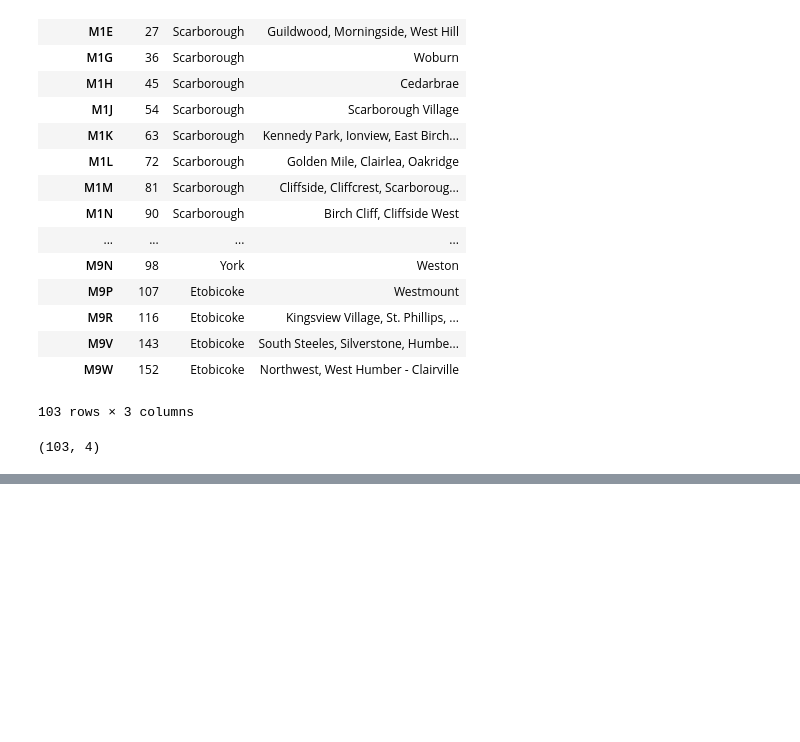
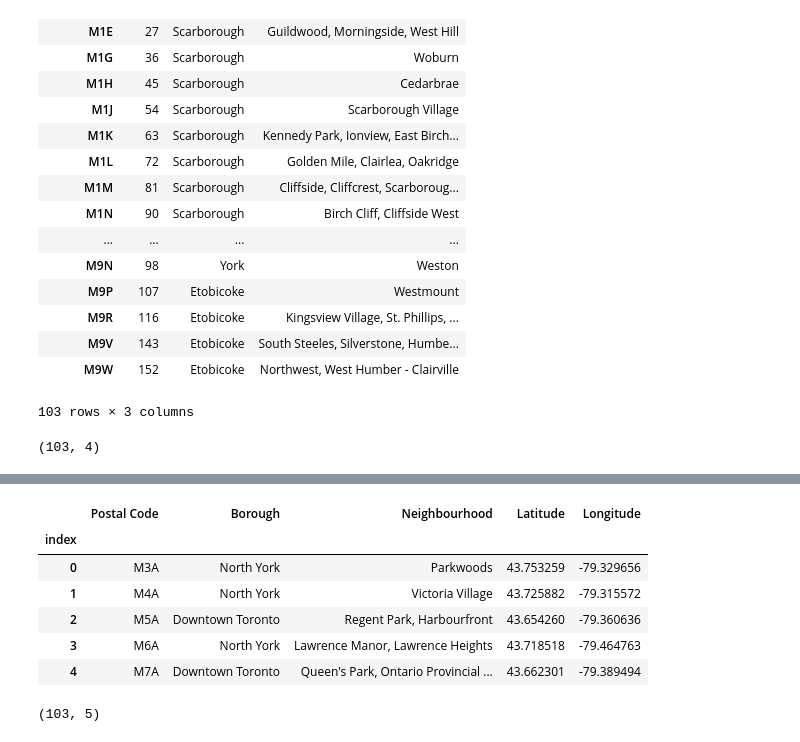
Before and after one commit to v0id13/Coursera_Capstone, a Jupyter notebook: Toronto Neighbourhoods.ipynb, the cells around one changed output, grey strips where cells are left out. Cells and saved outputs as stored; diff of their text form; code cells hidden in the pictures; blank space fills up the shorter version.

```diff
--- a/Toronto Neighbourhoods.ipynb
+++ b/Toronto Neighbourhoods.ipynb
@@ -38,0 +105,17 @@ df.shape
+# %%
+df = df.rename(index = {'level_0' : 'index'})
+df.index.name = 'index'
+# %%
+df.head()
+# %% [output]
+|  | Postal Code | Borough | Neighbourhood | Latitude | Longitude |
+| index |  |  |  |  |  |
+| 0 | M3A | North York | Parkwoods | 43.753259 | -79.329656 |
+| 1 | M4A | North York | Victoria Village | 43.725882 | -79.315572 |
+| 2 | M5A | Downtown Toronto | Regent Park, Harbourfront | 43.654260 | -79.360636 |
+| 3 | M6A | North York | Lawrence Manor, Lawrence Heights | 43.718518 | -79.464763 |
+| 4 | M7A | Downtown Toronto | Queen's Park, Ontario Provincial ... | 43.662301 | -79.389494 |
+# %%
+df.shape
+# %% [output]
+(103, 5)
```
Also changed, not shown: parts of 7 cells of this notebook.
